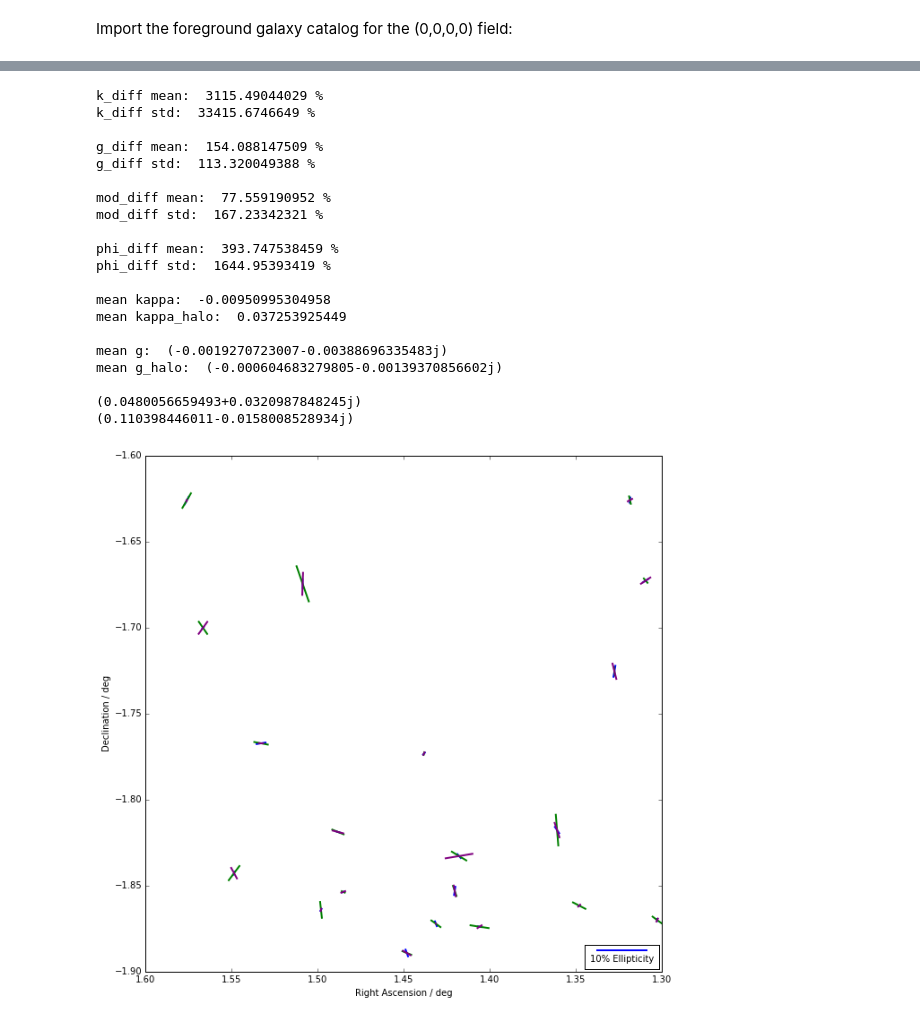
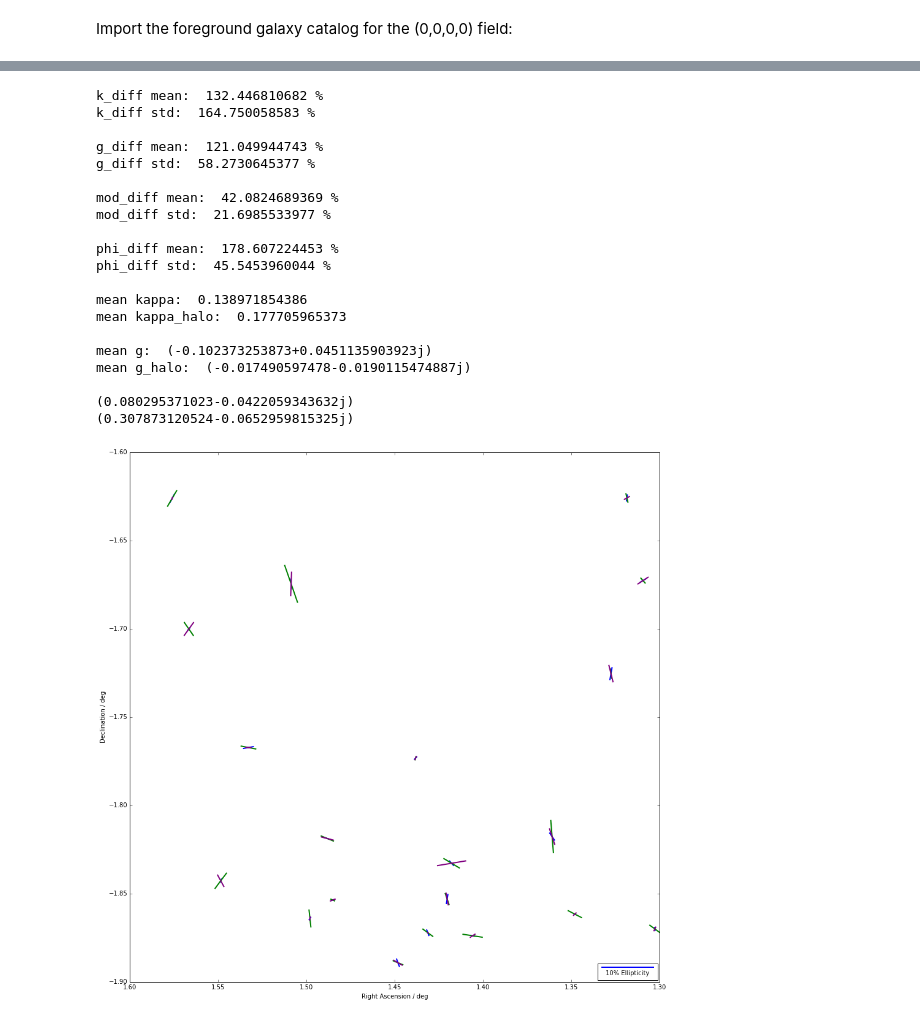
Before and after one commit to drphilmarshall/Pangloss, a Jupyter notebook: demos/LensByHalos.ipynb, the cells around one changed output, grey strips where cells are left out. Drawn from its saved outputs; the diff is of its cells as text; code cells hidden in the pictures.

Commit message:
The `LensByHalos` demo now works with the changes to `background.py`. #60.

```diff
--- a/demos/LensByHalos.ipynb
+++ b/demos/LensByHalos.ipynb
@@ -36,5 +36,5 @@ Generate a background galaxy catalog in the same field with 10 sources per squar
 # %%
-B = pangloss.BackgroundCatalog(N=0.05,sigma_e=0.01,field=[0,0,0,0])
+B = pangloss.BackgroundCatalog(N=10,sigma_e=0.01,domain=[1.1175,1.0925,-1.54,-1.515],field=[0,0,0,0])
 B.lens_by_map(K,S)
 B.galaxy_count
 # %% [output]
@@ -117,27 +95,27 @@ print
 print np.max(B.galaxies['g'])
 print np.max(B.galaxies['g_halo'])
 # %% [output]
-k_diff mean:  3115.49044029 %
-k_diff std:  33415.6746649 %
+k_diff mean:  132.446810682 %
+k_diff std:  164.750058583 %
 
-g_diff mean:  154.088147509 %
-g_diff std:  113.320049388 %
+g_diff mean:  121.049944743 %
+g_diff std:  58.2730645377 %
 
-mod_diff mean:  77.559190952 %
-mod_diff std:  167.23342321 %
+mod_diff mean:  42.0824689369 %
+mod_diff std:  21.6985533977 %
 
-phi_diff mean:  393.747538459 %
-phi_diff std:  1644.95393419 %
+phi_diff mean:  178.607224453 %
+phi_diff std:  45.5453960044 %
 
-mean kappa:  -0.00950995304958
-mean kappa_halo:  0.037253925449
+mean kappa:  0.138971854386
+mean kappa_halo:  0.177705965373
 
-mean g:  (-0.0019270723007-0.00388696335483j)
-mean g_halo:  (-0.000604683279805-0.00139370856602j)
+mean g:  (-0.102373253873+0.0451135903923j)
+mean g_halo:  (-0.017490597478-0.0190115474887j)
 
-(0.0480056659493+0.0320987848245j)
-(0.110398446011-0.0158008528934j)
+(0.080295371023-0.0422059343632j)
+(0.307873120524-0.0652959815325j)
 # %%
-B.plot(subplot=[1.6,1.3,-1.9,-1.6],lensed='all',graph='stick')
+B.plot(fig_size=15,subplot=[1.6,1.3,-1.9,-1.6],lensed='all',graph='stick')
 # %% [output]
-[figure, old version]
+[figure, new version]
```
Also changed, not shown: parts of 6 cells of this notebook.
